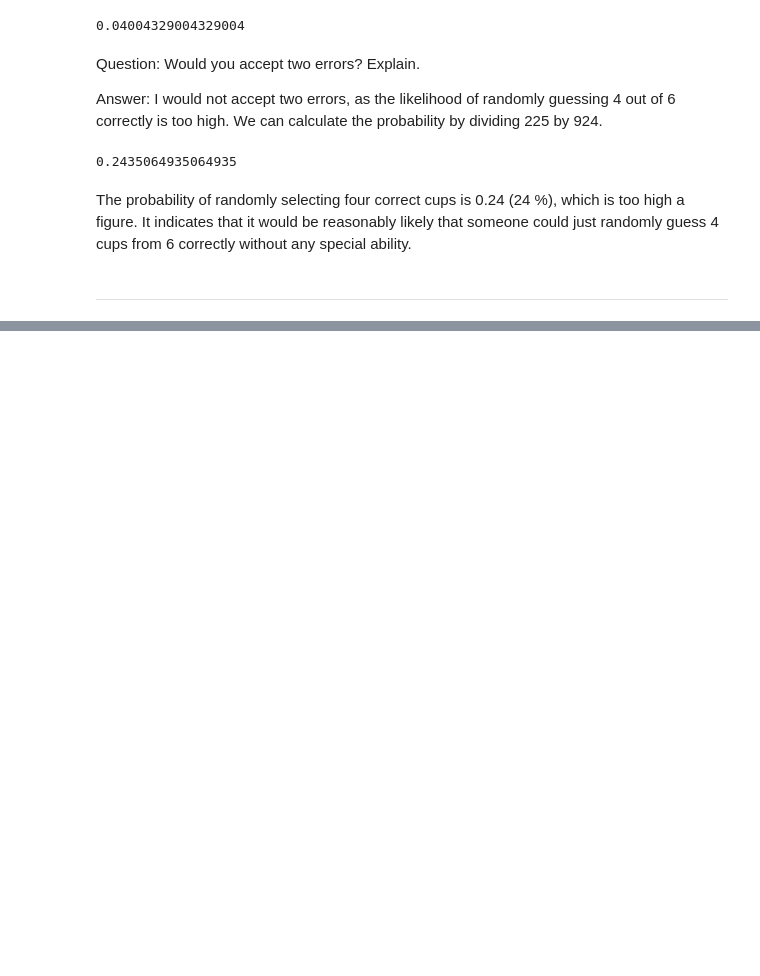
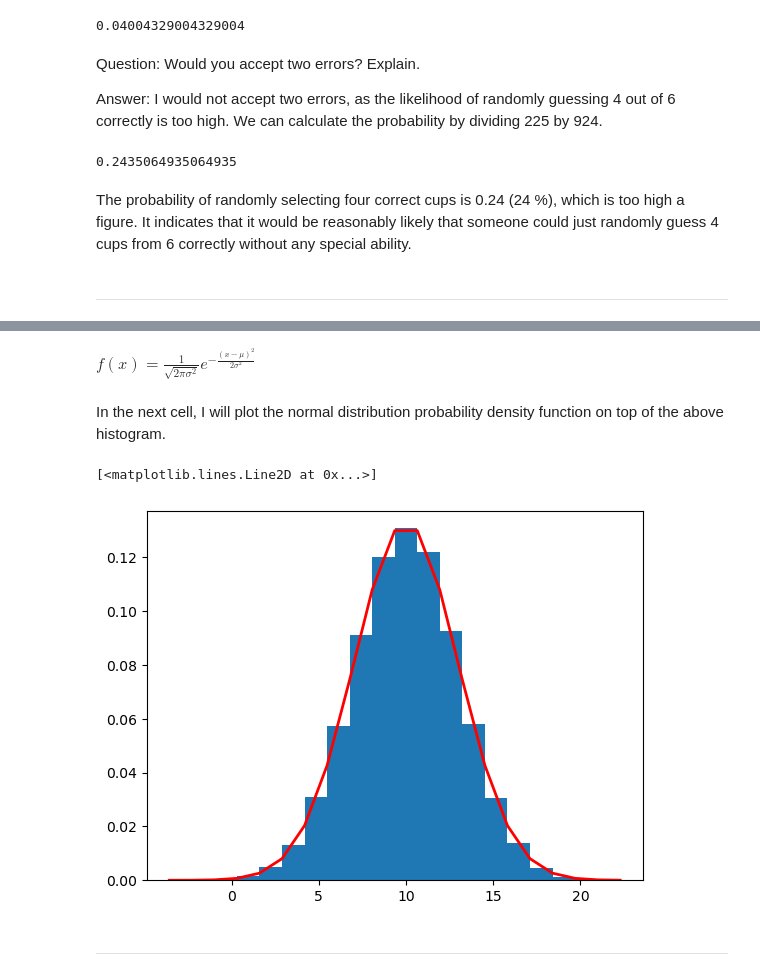
Before and after one commit to martincusack979/applied_statistics, a Jupyter notebook: tasks.ipynb, the cells around one changed output, grey strips where cells are left out. Cells and saved outputs as stored; diff of their text form; code cells hidden in the pictures; blank space fills up the shorter version.

```diff
--- a/tasks.ipynb
+++ b/tasks.ipynb
@@ -197,0 +220,16 @@ ax.hist(data, edgecolor='black', density=True, bins=np.linspace(-12, 12, 41));
+# %% [markdown]
+$ f(x) = \frac{1}{ \sqrt{2 \pi \sigma^2}} e^{-\frac{(x - \mu)^2}{2 \sigma^2}} $
+# %% [markdown]
+In the next cell, I will plot the normal distribution probability density function on top of the above histogram.
+# %%
+# plot values, incorporating probability density function
+# https://www.geeksforgeeks.org/how-to-plot-normal-distribution-over-histogram-in-python/?ref=rp
+count, bins, ignored = plt.hist(data, 20, density=True)
+plt.plot(bins, 1/(3 * np.sqrt(2 * np.pi)) *
+               np.exp( - (bins - 10)**2 / (2 * 3**2) ),
+         linewidth=2, color='r')
+# %% [output]
+[<matplotlib.lines.Line2D at 0x...>]
+[figure, added]
+# %% [markdown]
+***
```
Also changed, not shown: parts of 13 cells of this notebook.
